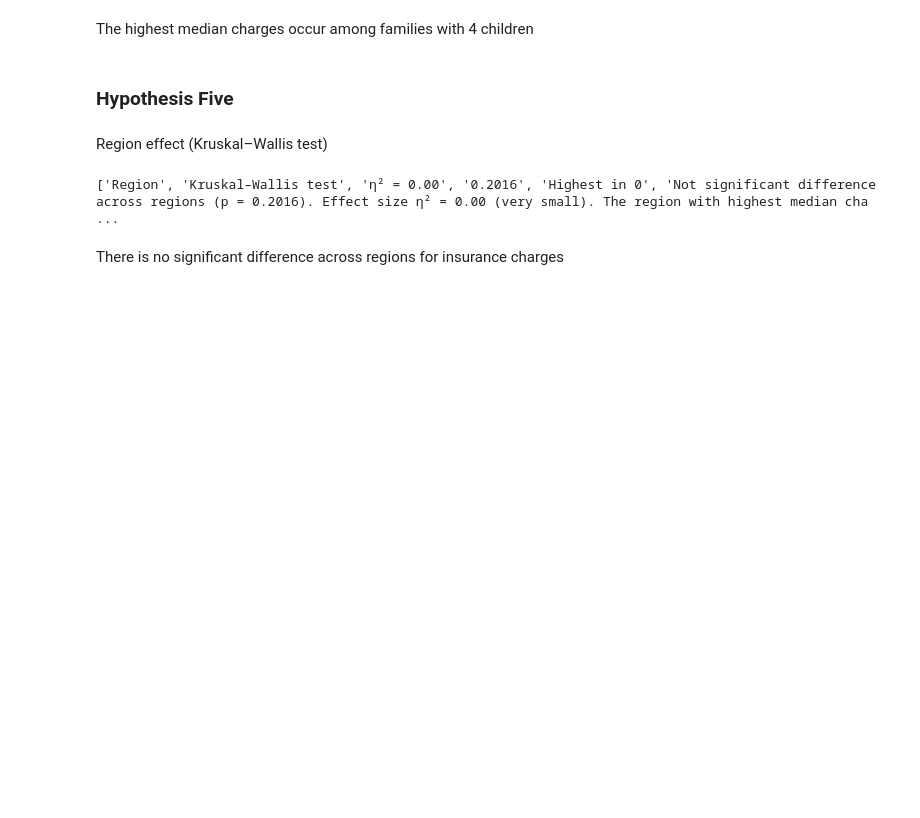
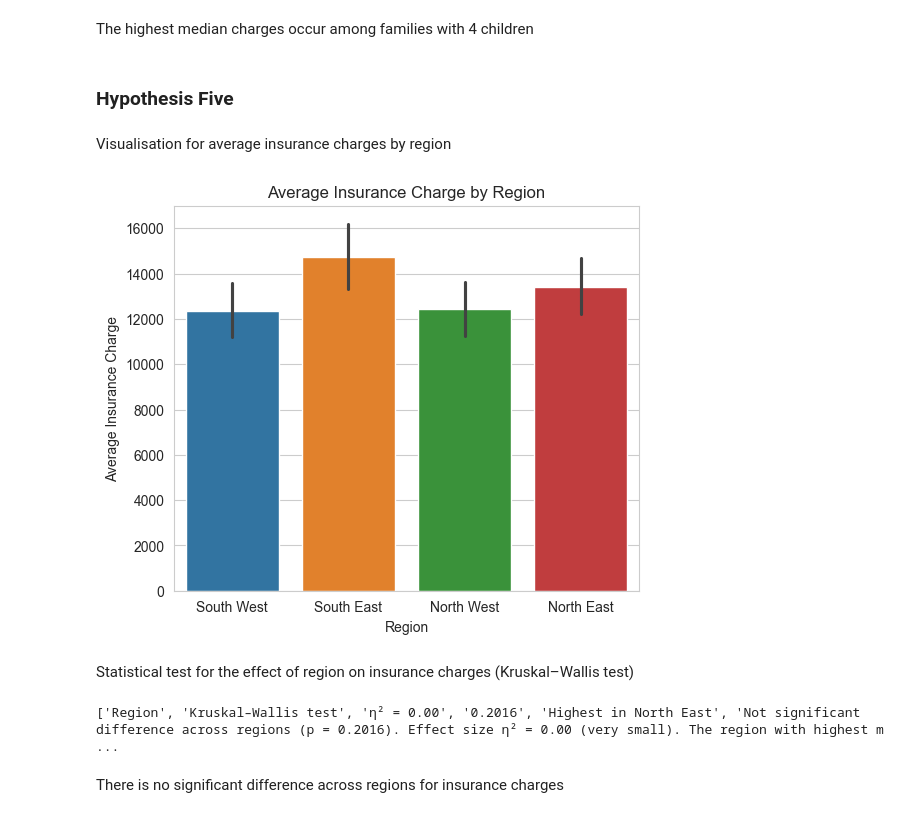
Before and after one commit to H-Smithson/healthcare_data_analysis, a Jupyter notebook: jupyter_notebooks/02_statistical_tests.ipynb, the cells around one changed output. Cells and saved outputs as stored; diff of their text form; code cells hidden in the pictures; blank space fills up the shorter version.

Commit message:
add visualisation for H5

```diff
--- a/jupyter_notebooks/02_statistical_tests.ipynb
+++ b/jupyter_notebooks/02_statistical_tests.ipynb
@@ -381,11 +381,38 @@ print(["Children", "Kruskal–Wallis test", f"η² = {eta2:.2f}", f"{p_val:.4f}"
 The highest median charges occur among families with 4 children
 # %% [markdown]
 ### Hypothesis Five
-# %% [markdown]
-Region effect (Kruskal–Wallis test)
+# %% [markdown]
+Visualisation for average insurance charges by region
+# %%
+# create dataframe with region information
+df_reg = df[['region','charges']].copy()
+
+# convert region to int
+df_reg['region'] = df_reg['region'].apply(int)
+
+
+# create a dictionary to map region values to name
+reg_map = {3:'South West', 2:'South East', 1:'North West', 0:'North East'}
+
+# create column with region names from region number using reg_map
+df_reg['str_region'] = df_reg['region'].map(reg_map)
+
+# create barplot to show difference between charges based on region
+plt.figure(figsize=(6,5))
+sns.barplot(x='str_region', y='charges', data=df_reg, estimator='mean', hue='str_region')
+plt.title("Average Insurance Charge by Region")
+plt.xlabel("Region")
+plt.ylabel("Average Insurance Charge")
+plt.show()
+# %% [output]
+[figure, added]
+# %% [markdown]
+Statistical test for the effect of region on insurance charges (Kruskal–Wallis test)
 # %%
+#create
+
 # prepare column data for analysis
-groups = [df[df.region == r]['charges'] for r in df.region.unique()]
+groups = [df_reg[df_reg.str_region == r]['charges'] for r in df_reg.str_region.unique()]
 
 # run Kruskal-Wallis test
 h_stat, p_val = stats.kruskal(*groups)
@@ -393,7 +420,7 @@ h_stat, p_val = stats.kruskal(*groups)
 n = len(df)
 eta2 = (h_stat - len(groups) + 1) / (n - len(groups))
 strength = interpret_eta2(eta2)
-direction = df.groupby('region')['charges'].median().idxmax()
+direction = df_reg.groupby('str_region')['charges'].median().idxmax()
 
 interpretation = (
     f"{'Significant' if p_val < 0.05 else 'Not significant'} difference across regions (p = {p_val:.4f}). "
@@ -401,7 +428,7 @@ interpretation = (
 )
 print(["Region", "Kruskal–Wallis test", f"η² = {eta2:.2f}", f"{p_val:.4f}", f"Highest in {direction}", interpretation])
 # %% [output]
-['Region', 'Kruskal–Wallis test', 'η² = 0.00', '0.2016', 'Highest in 0', 'Not significant difference across regions (p = 0.2016). Effect size η² = 0.00 (very small). The region with highest median cha ...
+['Region', 'Kruskal–Wallis test', 'η² = 0.00', '0.2016', 'Highest in North East', 'Not significant difference across regions (p = 0.2016). Effect size η² = 0.00 (very small). The region with highest m ...
 # %% [markdown]
 There is no significant difference across regions for insurance charges
 # %% [markdown]
```
